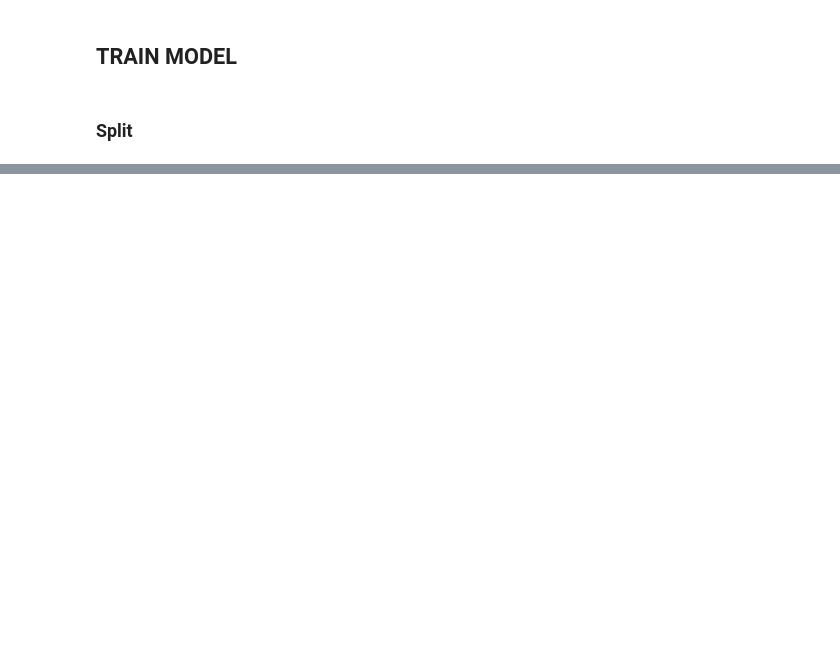
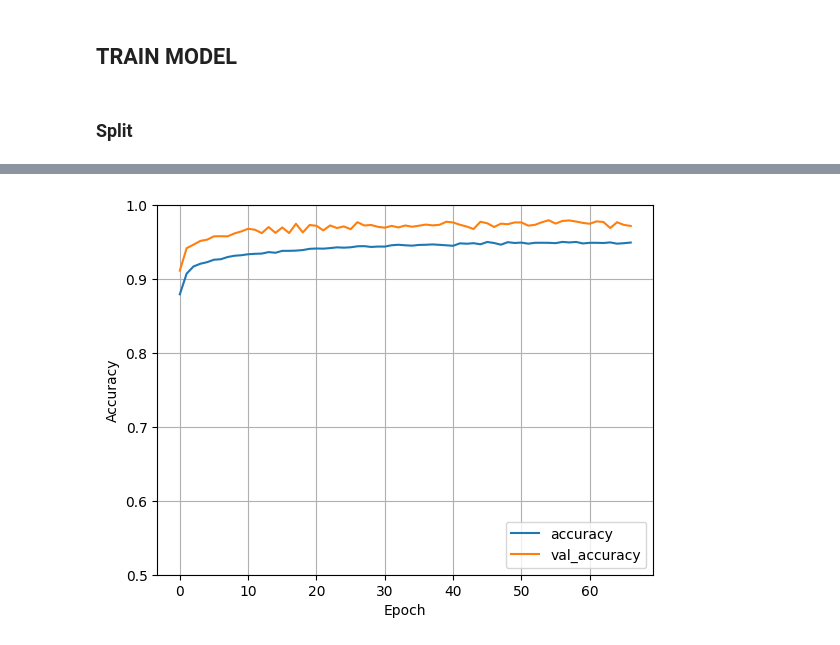
Before and after one commit to dongligroup/ml-nn-studentpersistence, a Jupyter notebook: train/main.ipynb, the cells around one changed output, grey strips where cells are left out. Drawn from its saved outputs; the diff is of its cells as text; code cells hidden in the pictures; blank space fills up the shorter version.

Commit message:
done train with test acc > 97%

```diff
--- a/train/main.ipynb
+++ b/train/main.ipynb
@@ -311,12 +297,13 @@ x_batch[0], y_batch[0]
 # %% [markdown]
 ### Split
 # %%
-# Split train, validation, and test data
+# Sizes for splitting
 n_batch = len(list(dataset.as_numpy_iterator()))
-
 val_size = int(0.15 * n_batch)
 test_size = int(0.15 * n_batch)
-
-train_set = dataset.skip(val_size + test_size)
-val_set = dataset.take(val_size)
-test_set = dataset.skip(val_size).take(test_size)
+# Factor to extend data and stablize training
+extension_factor = 100
+# Generate train, val and test sets
+train_set = dataset.skip(val_size + test_size).repeat(extension_factor)
+val_set = dataset.take(val_size).repeat(extension_factor)
+test_set = dataset.skip(val_size).take(test_size).repeat(extension_factor)
@@ -330,10 +320,17 @@ model = tf.keras.Sequential([
 ])
 # %%
 model.compile(optimizer='adam', loss='categorical_crossentropy', metrics=['accuracy'])
+# %%
+# Set model check point
+mc = ModelCheckpoint('best_model.keras', monitor='val_accuracy',
+                     mode='max', verbose=0, save_best_only=True)
+# Set early stopping
+es = tf.keras.callbacks.EarlyStopping(monitor='val_loss', patience=10, verbose=1)
 # %%
-os.environ['TF_CPP_MIN_LOG_LEVEL'] = '3'
-tf.get_logger().setLevel('ERROR')
-
-model.fit(train_set, epochs=100, validation_data=val_set)
+# Train the model
+history = model.fit(train_set,
+                    epochs=100,
+                    validation_data=val_set,
+                    callbacks=[mc, es])
 # %% [output]
 Epoch 1/100
@@ -378,0 +353,12 @@ Epoch 6/100
+# %%
+# Plot accuracy history
+plt.plot(history.history['accuracy'], label='accuracy')
+plt.plot(history.history['val_accuracy'], label = 'val_accuracy')
+plt.xlabel('Epoch')
+plt.ylabel('Accuracy')
+plt.legend(loc='lower right')
+plt.grid(True)
+plt.gca().set_ylim(0.5, 1)
+plt.show()
+# %% [output]
+[figure, added]
```
Also changed, not shown: parts of 12 cells of this notebook, 1 other file.
